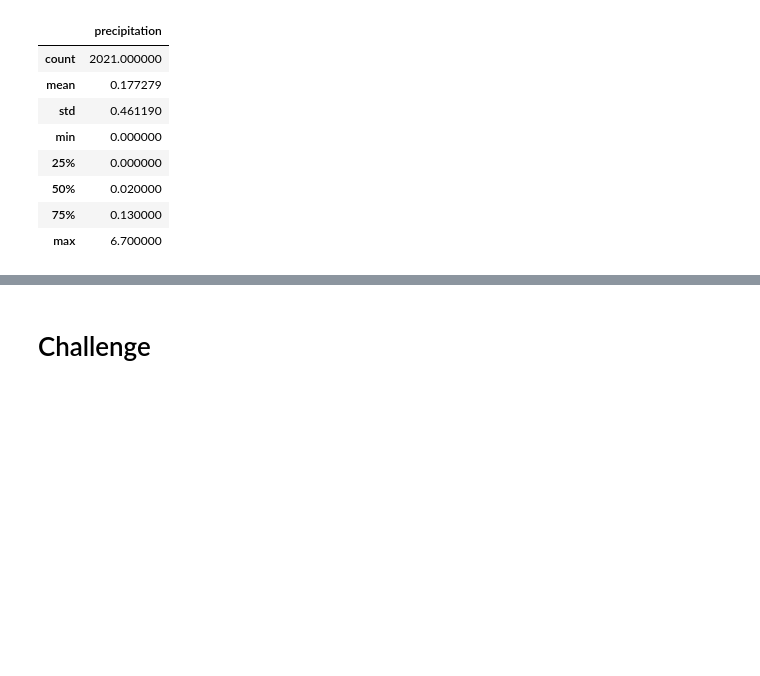
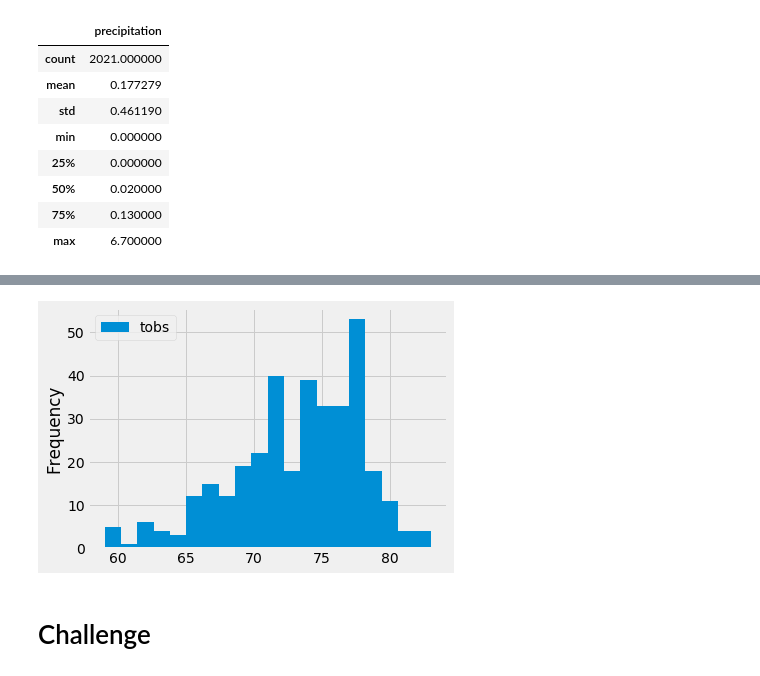
Before and after one commit to meiiscrazy/Surfs_Up, a Jupyter notebook: climate_analysis.ipynb, the cells around one changed output, grey strips where cells are left out. Cells and saved outputs as stored; diff of their text form; code cells hidden in the pictures; blank space fills up the shorter version.

```diff
--- a/climate_analysis.ipynb
+++ b/climate_analysis.ipynb
@@ -85,3 +119,9 @@ df.describe()
+# %%
+# Skill drill
+df.plot.hist(bins=20)
+plt.tight_layout()
+# %% [output]
+[figure, added]
 # %%
 # Write a function called `calc_temps` that will accept start date and end date in the format '%Y-%m-%d'
 # and return the minimum, average, and maximum temperatures for that range of dates
```
Also changed, not shown: parts of 5 cells of this notebook.
